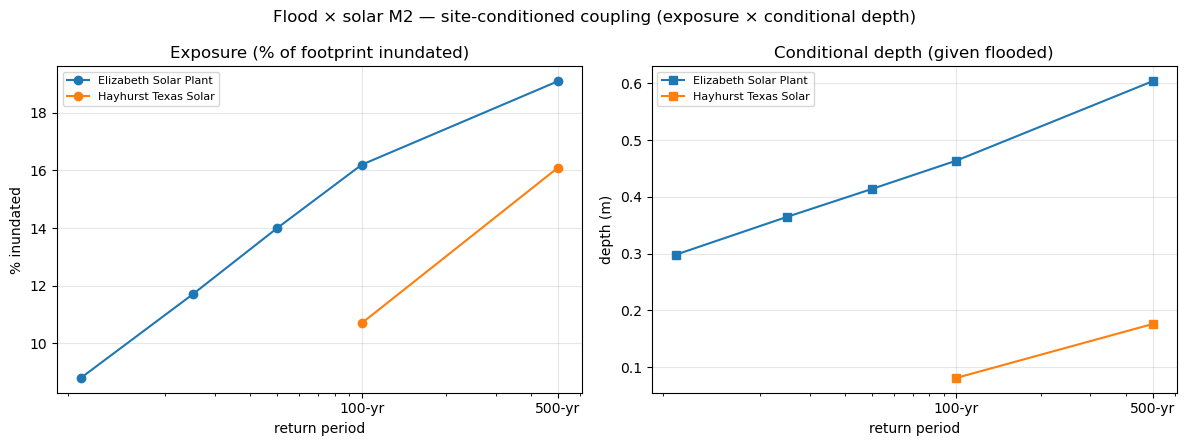
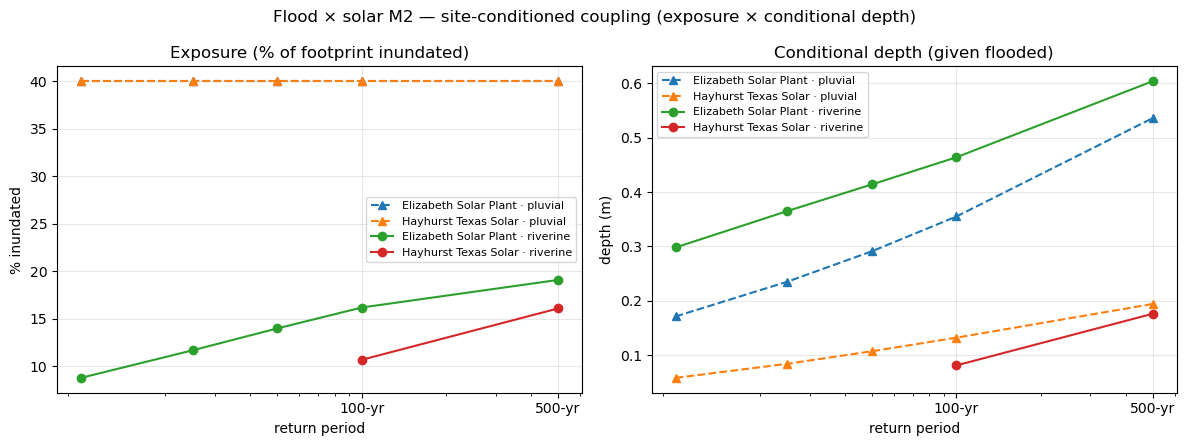
Unified diff of the notebook cell whose output changed from the first chart to the second:
--- before
+++ after
@@ -2,8 +2,9 @@
 
 fig, (axE, axD) = plt.subplots(1, 2, figsize=(12, 4.5))
-for nm, g in coup.groupby("name"):
+for (sp, nm), g in coup.groupby(["sub_peril", "name"]):
     g = g.sort_values("rp_years")
-    axE.plot(g["rp_years"], g["exposure_fraction"] * 100, "o-", label=nm)
-    axD.plot(g["rp_years"], g["conditional_depth_m"], "s-", label=nm)
+    ls = "o-" if sp == "riverine" else "^--"
+    axE.plot(g["rp_years"], g["exposure_fraction"] * 100, ls, label=f"{nm} · {sp}")
+    axD.plot(g["rp_years"], g["conditional_depth_m"], ls, label=f"{nm} · {sp}")
 for ax, ttl, yl in [(axE, "Exposure (% of footprint inundated)", "% inundated"),
                     (axD, "Conditional depth (given flooded)", "depth (m)")]:

Commit: feat(flood): flood × solar — EAL-hardened riverine (BLE + regression densification), new pluvial sub-peril (Atlas 14 → SCS-CN), and research-backed riverine↔pluvial combine (worse-wins headline + envelope)